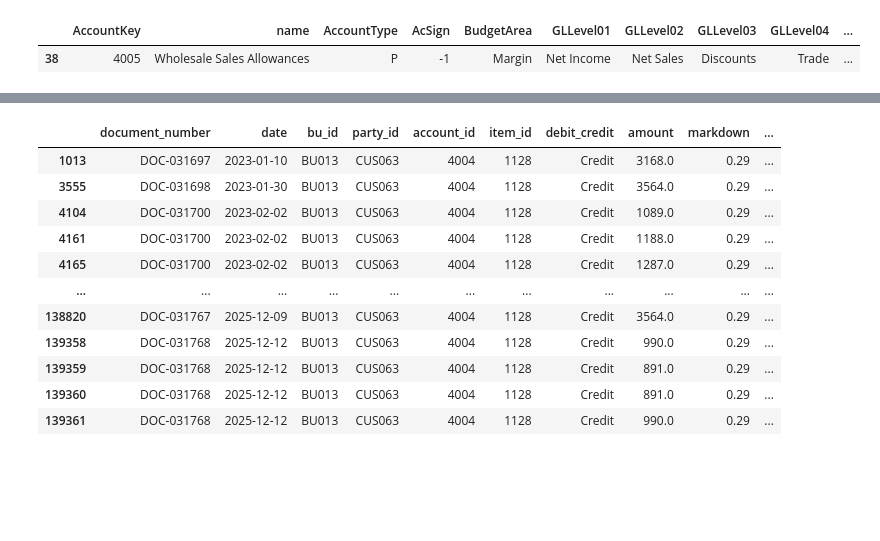
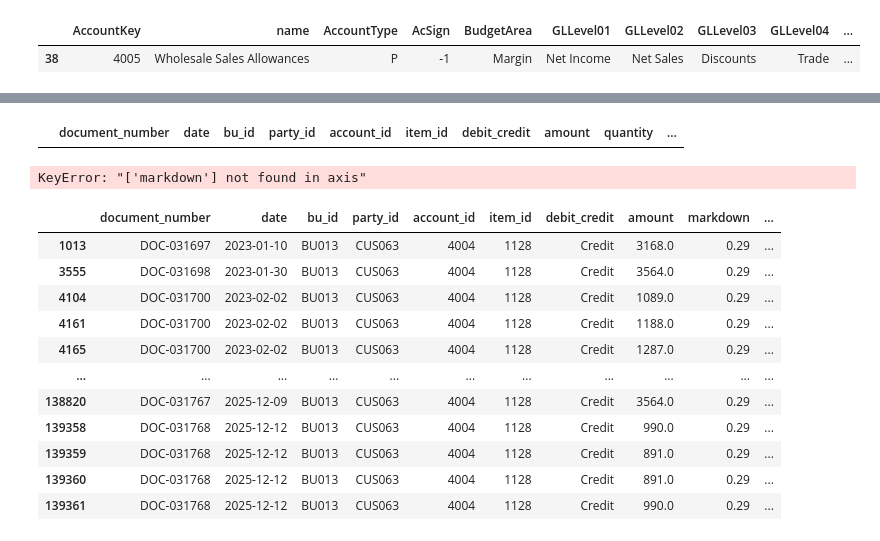
Before and after one commit to JBaltaMG/SynetheticDataGeneration, a Jupyter notebook: Tester_full_codes.ipynb, the cells around one changed output, grey strips where cells are left out. Saved outputs shown, nothing was run; the diff lists cells and outputs as text; code cells hidden in the pictures; blank space fills up the shorter version.

```diff
--- a/Tester_full_codes.ipynb
+++ b/Tester_full_codes.ipynb
@@ -1145,4 +1135,7 @@ df_accounts[df_accounts["AccountKey"] == 4005]
 |  | AccountKey | name | AccountType | AcSign | BudgetArea | GLLevel01 | GLLevel02 | GLLevel03 | GLLevel04 | ... |
 | 38 | 4005 | Wholesale Sales Allowances | P | -1 | Margin | Net Income | Net Sales | Discounts | Trade | ... |
 # %%
-actuals
+mask = actuals["category"] == "Revenue"
+actuals.loc[mask, "amount_counter"] = (
+    actuals.loc[mask, "amount"] * -1 * (1 - actuals.loc[mask, "markdown"])
+)
@@ -1162,0 +1142,14 @@ actuals
+# %%
+
+mask_cogs = actuals["category"] == "COGS"
+actuals.loc[mask_cogs, "amount_counter"] = (
+    actuals.loc[mask_cogs, "amount"] * -1 * (1 + actuals.loc[mask_cogs, "markdown"])
+)
+# %%
+actuals.loc[actuals["markdown"] == 0, "amount_counter"] = 0
+# %%
+actuals.drop(columns=["markdown"], inplace=True)
+# %%
+actuals[actuals["scenario"] == "budget"]
+# %% [output]
+|  | document_number | date | bu_id | party_id | account_id | item_id | debit_credit | amount | quantity | ... |
@@ -1163,3 +1170,8 @@ actuals
+# %%
+budget.drop(columns=["category", "markdown"], inplace=True)
+budget["amount_counter"] = 0
+# %% [output]
+KeyError: "['markdown'] not found in axis"
 # %%
 actuals[actuals["item_id"]==1128]
 # %% [output]
```
Also changed, not shown: parts of 19 cells of this notebook.
